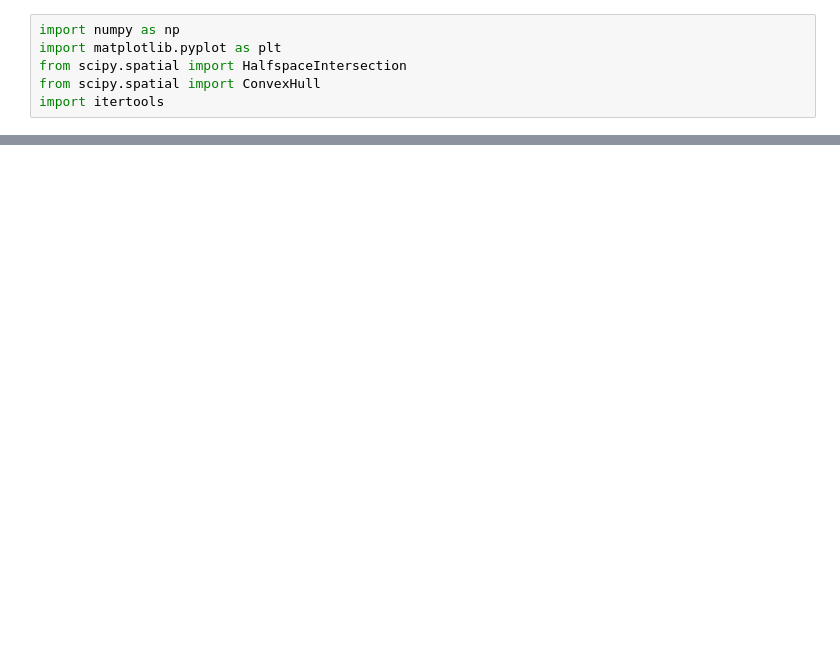
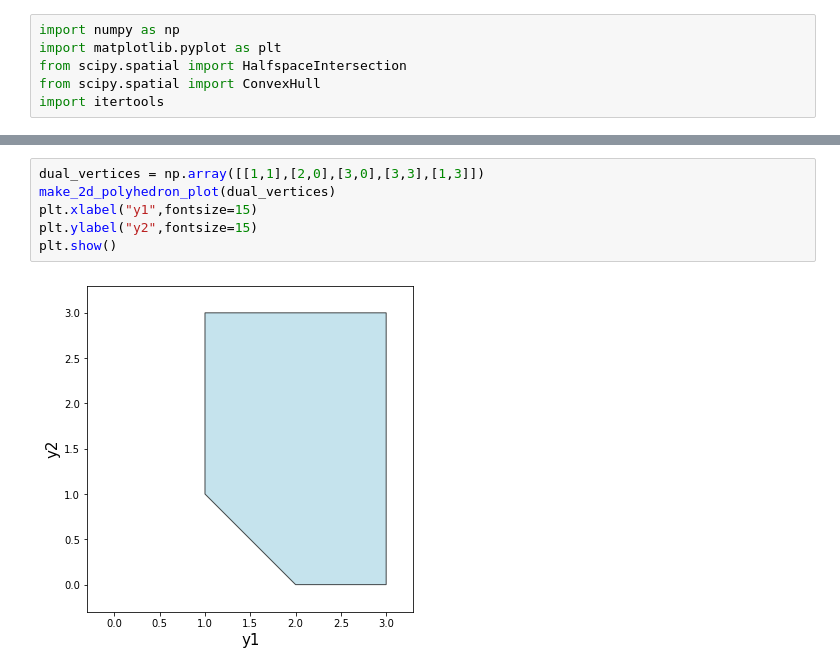
Before and after one commit to GiottoFrean/Multiagent_Systems, a Jupyter notebook: 2 Distributed Optimization/E - Duality in linear programming.ipynb, the cells around one changed output, grey strips where cells are left out. Cells and saved outputs as stored; diff of their text form; blank space fills up the shorter version.

```diff
--- a/2 Distributed Optimization/E - Duality in linear programming.ipynb
+++ b/2 Distributed Optimization/E - Duality in linear programming.ipynb
@@ -98,0 +103,8 @@ $$
+# %%
+dual_vertices = np.array([[1,1],[2,0],[3,0],[3,3],[1,3]])
+make_2d_polyhedron_plot(dual_vertices)
+plt.xlabel("y1",fontsize=15)
+plt.ylabel("y2",fontsize=15)
+plt.show()
+# %% [output]
+[figure, added]
```
Also changed, not shown: parts of 12 cells of this notebook.
